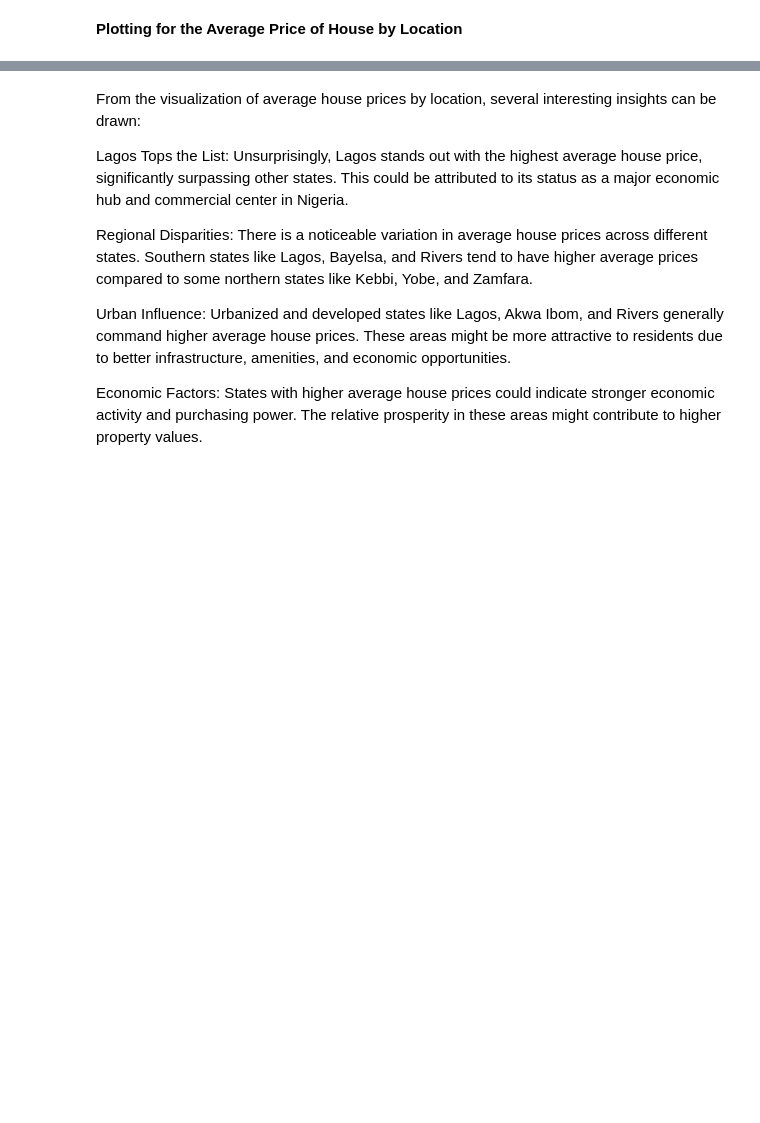
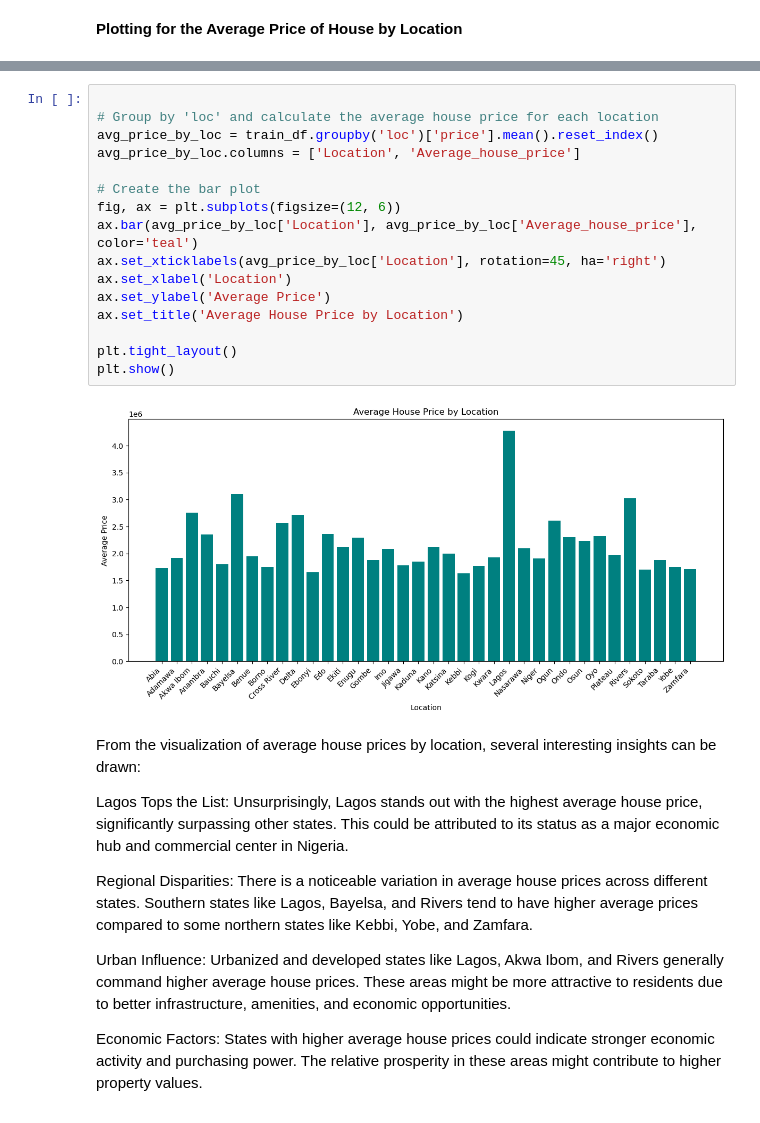
Before and after one commit to Cohdhed/Nigeria-House-Price-Prediction-DSN-Hackathon-, a Jupyter notebook: Nigeria House Price Prediction (DSN Hackathon).ipynb, the cells around one changed output, grey strips where cells are left out. Cells and saved outputs as stored; diff of their text form; blank space fills up the shorter version.

```diff
--- a/Nigeria House Price Prediction (DSN Hackathon).ipynb
+++ b/Nigeria House Price Prediction (DSN Hackathon).ipynb
@@ -375,3 +372,21 @@ fig.show()
+# %%
+
+# Group by 'loc' and calculate the average house price for each location
+avg_price_by_loc = train_df.groupby('loc')['price'].mean().reset_index()
+avg_price_by_loc.columns = ['Location', 'Average_house_price']
+
+# Create the bar plot
+fig, ax = plt.subplots(figsize=(12, 6))
+ax.bar(avg_price_by_loc['Location'], avg_price_by_loc['Average_house_price'], color='teal')
+ax.set_xticklabels(avg_price_by_loc['Location'], rotation=45, ha='right')
+ax.set_xlabel('Location')
+ax.set_ylabel('Average Price')
+ax.set_title('Average House Price by Location')
+
+plt.tight_layout()
+plt.show()
+# %% [output]
+[figure, added]
 # %% [markdown]
 From the visualization of average house prices by location, several interesting insights can be drawn:
 
```
Also changed, not shown: parts of 56 cells of this notebook.
